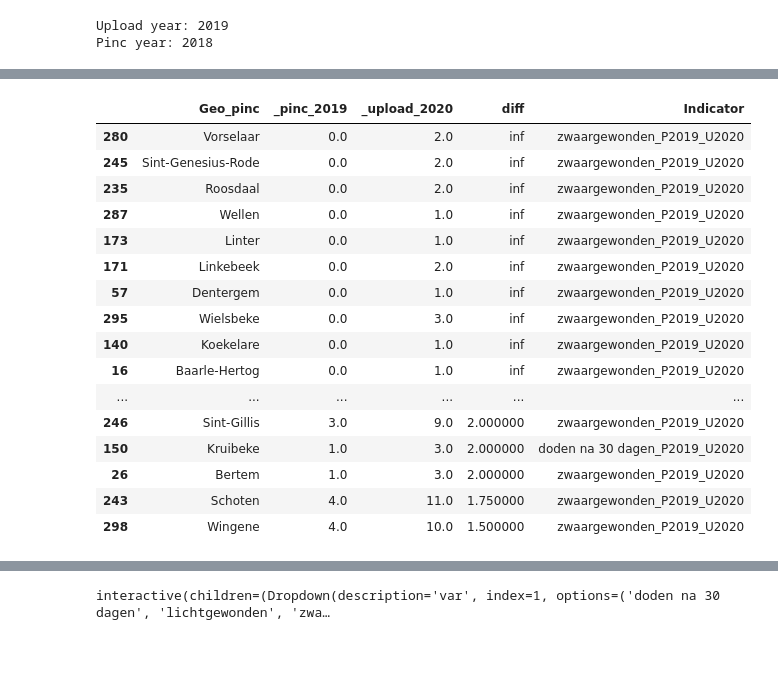
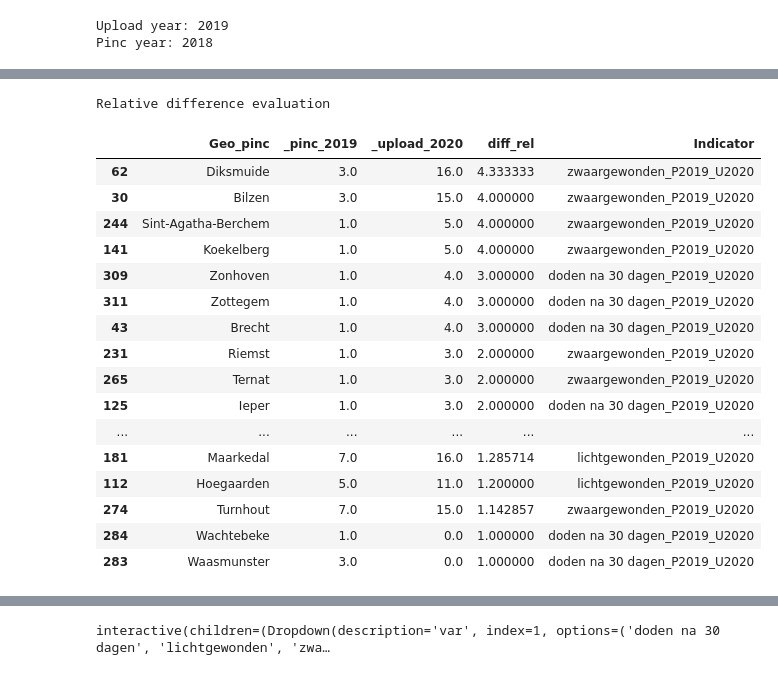
Before and after one commit to provinciesincijfers/swing-data-validation, a Jupyter notebook: Check_PinC_Upload.ipynb, the cells around one changed output, grey strips where cells are left out. Drawn from its saved outputs; the diff is of its cells as text; code cells hidden in the pictures.

Commit message:
split abs and relative difference, and possibility to ignore pinc missing values in output table

```diff
--- a/Check_PinC_Upload.ipynb
+++ b/Check_PinC_Upload.ipynb
@@ -210,50 +225,57 @@ tmp_df = pd.DataFrame()
 tel = 0
 for var in list(var_dic.keys()):
 
 
     upload_var = var_dic.get(var)
 
     tmp_df_pinc = pinc_table[pinc_table['Perioden']==str(pinc_year)][['Geo',var]]
     tmp_df_pinc[var] = tmp_df_pinc[var].apply(lambda x: None if ((not x) or (x=='-') or (x=='x') or (x=='?')) else (float(x) ) )
+    tmp_df_pinc = tmp_df_pinc[tmp_df_pinc[var]!=-99996]
     tmp_df_pinc = tmp_df_pinc.rename(columns={'Geo':'Geo_pinc',var: '_pinc_' + str(pinc_year)})
     tmp_df_pinc['geo_code_pinc'] = tmp_df_pinc['Geo_pinc'].map(geo_dic)
 
 
     tmp_df_upload = data_table[data_table['period']==str(upload_year)][['geoitem',upload_var]]
     tmp_df_upload = tmp_df_upload.rename(columns={'geoitem':'geo_code_upload', upload_var : '_upload_' + str(upload_year)})
     tmp_df_upload['_upload_' + str(upload_year)] = tmp_df_upload['_upload_' + str(upload_year)].apply(lambda x: float(x))
 
     merged_df = tmp_df_pinc.merge(tmp_df_upload, left_on='geo_code_pinc', right_on='geo_code_upload')
-    merged_df['diff'] = abs(merged_df['_pinc_' + str(pinc_year)]-merged_df['_upload_' + str(upload_year)])/merged_df['_pinc_' + str(pinc_year)]
+    merged_df['diff_rel'] = abs(merged_df['_pinc_' + str(pinc_year)]-merged_df['_upload_' + str(upload_year)])/merged_df['_pinc_' + str(pinc_year)]
+    merged_df['diff_abs'] = abs(merged_df['_pinc_' + str(pinc_year)]-merged_df['_upload_' + str(upload_year)])
     merged_df['Indicator'] = var + '_P' + str(pinc_year) + '_U' + str(upload_year)
 
     ## Uncomment next line for some validation
     #print(f'Variable: {var}, Shape: {merged_df.shape}')
     tel += merged_df.shape[0]
     tmp_df = tmp_df.append(merged_df)
 
 ## Uncomment two next lines for some counters to be used for validation:
 #tel_t = len(list(var_dic.keys())*merged_df.shape[0])
 #print(f'Cumulated no. rows: {tel} vs theoretical no. rows: {tel_t}')
 
+
+print('Relative difference evaluation')
 # Uncomment second line if you want to ignore diff=inf as a result from division by zero
-tmp_df.sort_values(by=['diff'], ascending=False)[['Geo_pinc', '_pinc_' + str(pinc_year), '_upload_' + str(upload_year),'diff','Indicator']].head(30)
-#tmp_df[~(tmp_df['diff']==np.inf)].sort_values(by=['diff'], ascending=False)[['Geo_pinc', '_pinc_' + str(pinc_year), '_upload_' + str(upload_year),'diff','Indicator']].head(30)
+# Uncomment third line if you  also (in addition to previous condition) want to ignore PinC missing values [-99996, -99997, -99998, -99999] in upload file
+#tmp_df.sort_values(by=['diff_rel'], ascending=False)[['Geo_pinc', '_pinc_' + str(pinc_year), '_upload_' + str(upload_year),'diff_rel','Indicator']].head(30)
+tmp_df[~(tmp_df['diff_rel']==np.inf)].sort_values(by=['diff_rel'], ascending=False)[['Geo_pinc', '_pinc_' + str(pinc_year), '_upload_' + str(upload_year),'diff_rel','Indicator']].head(30)
+tmp_df[~((tmp_df['diff_rel']==np.inf) | (tmp_df['_upload_' + str(upload_year)].isin(PINC_MV_L)))].sort_values(by=['diff_rel'], ascending=False)[['Geo_pinc', '_pinc_' + str(pinc_year), '_upload_' + str(upload_year),'diff_rel','Indicator']].head(30)
 # %% [output]
+Relative difference evaluation
-|  | Geo_pinc | _pinc_2019 | _upload_2020 | diff | Indicator |
-| 280 | Vorselaar | 0.0 | 2.0 | inf | zwaargewonden_P2019_U2020 |
-| 245 | Sint-Genesius-Rode | 0.0 | 2.0 | inf | zwaargewonden_P2019_U2020 |
-| 235 | Roosdaal | 0.0 | 2.0 | inf | zwaargewonden_P2019_U2020 |
-| 287 | Wellen | 0.0 | 1.0 | inf | zwaargewonden_P2019_U2020 |
-| 173 | Linter | 0.0 | 1.0 | inf | zwaargewonden_P2019_U2020 |
-| 171 | Linkebeek | 0.0 | 2.0 | inf | zwaargewonden_P2019_U2020 |
-| 57 | Dentergem | 0.0 | 1.0 | inf | zwaargewonden_P2019_U2020 |
-| 295 | Wielsbeke | 0.0 | 3.0 | inf | zwaargewonden_P2019_U2020 |
-| 140 | Koekelare | 0.0 | 1.0 | inf | zwaargewonden_P2019_U2020 |
-| 16 | Baarle-Hertog | 0.0 | 1.0 | inf | zwaargewonden_P2019_U2020 |
+|  | Geo_pinc | _pinc_2019 | _upload_2020 | diff_rel | Indicator |
+| 62 | Diksmuide | 3.0 | 16.0 | 4.333333 | zwaargewonden_P2019_U2020 |
+| 30 | Bilzen | 3.0 | 15.0 | 4.000000 | zwaargewonden_P2019_U2020 |
+| 244 | Sint-Agatha-Berchem | 1.0 | 5.0 | 4.000000 | zwaargewonden_P2019_U2020 |
+| 141 | Koekelberg | 1.0 | 5.0 | 4.000000 | zwaargewonden_P2019_U2020 |
+| 309 | Zonhoven | 1.0 | 4.0 | 3.000000 | doden na 30 dagen_P2019_U2020 |
+| 311 | Zottegem | 1.0 | 4.0 | 3.000000 | doden na 30 dagen_P2019_U2020 |
+| 43 | Brecht | 1.0 | 4.0 | 3.000000 | doden na 30 dagen_P2019_U2020 |
+| 231 | Riemst | 1.0 | 3.0 | 2.000000 | zwaargewonden_P2019_U2020 |
+| 265 | Ternat | 1.0 | 3.0 | 2.000000 | zwaargewonden_P2019_U2020 |
+| 125 | Ieper | 1.0 | 3.0 | 2.000000 | doden na 30 dagen_P2019_U2020 |
 | ... | ... | ... | ... | ... | ... |
-| 246 | Sint-Gillis | 3.0 | 9.0 | 2.000000 | zwaargewonden_P2019_U2020 |
-| 150 | Kruibeke | 1.0 | 3.0 | 2.000000 | doden na 30 dagen_P2019_U2020 |
-| 26 | Bertem | 1.0 | 3.0 | 2.000000 | zwaargewonden_P2019_U2020 |
-| 243 | Schoten | 4.0 | 11.0 | 1.750000 | zwaargewonden_P2019_U2020 |
-| 298 | Wingene | 4.0 | 10.0 | 1.500000 | zwaargewonden_P2019_U2020 |
+| 181 | Maarkedal | 7.0 | 16.0 | 1.285714 | lichtgewonden_P2019_U2020 |
+| 112 | Hoegaarden | 5.0 | 11.0 | 1.200000 | lichtgewonden_P2019_U2020 |
+| 274 | Turnhout | 7.0 | 15.0 | 1.142857 | zwaargewonden_P2019_U2020 |
+| 284 | Wachtebeke | 1.0 | 0.0 | 1.000000 | doden na 30 dagen_P2019_U2020 |
+| 283 | Waasmunster | 3.0 | 0.0 | 1.000000 | doden na 30 dagen_P2019_U2020 |
```
Also changed, not shown: parts of 9 cells of this notebook, 13 other files.
